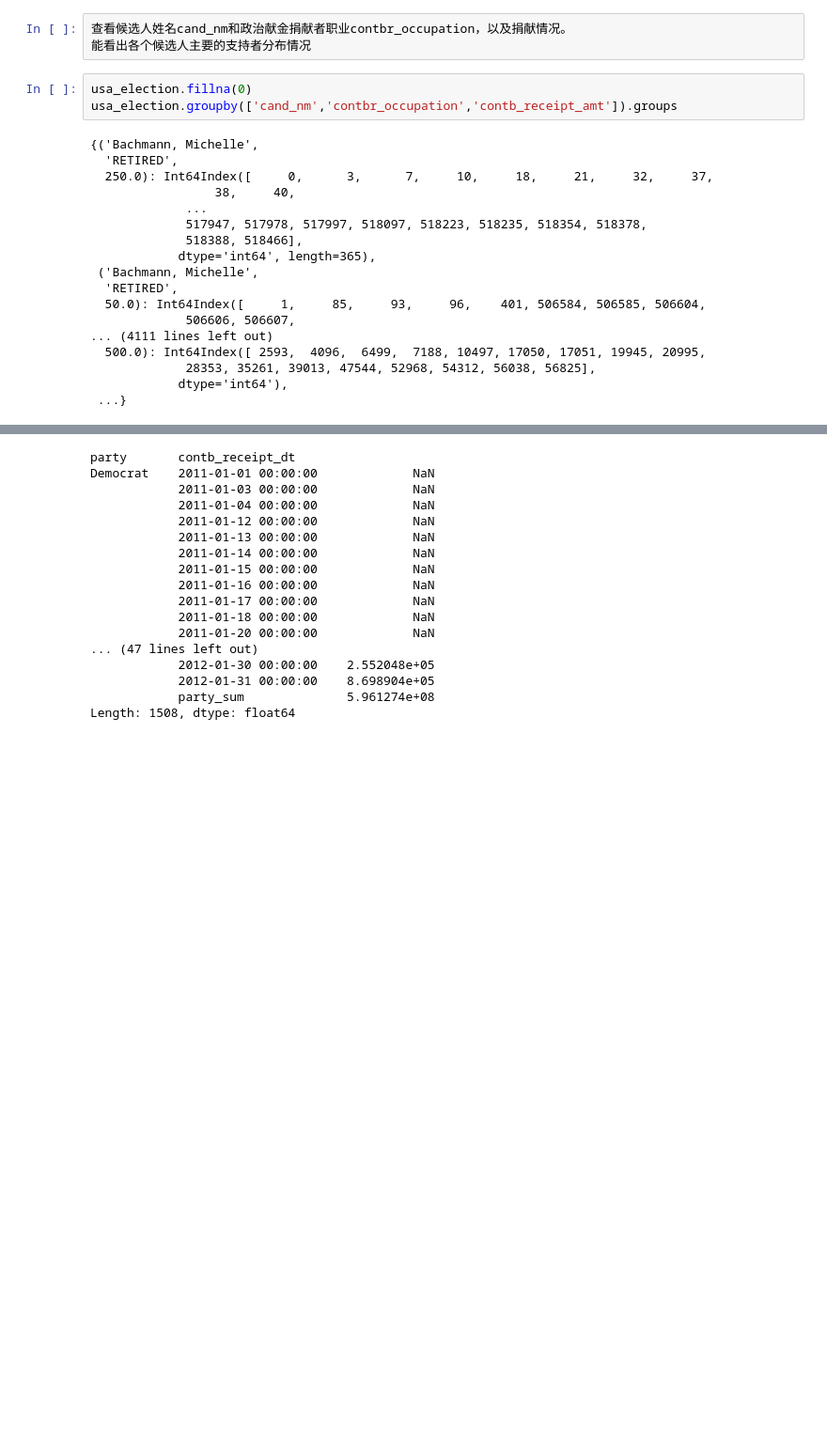
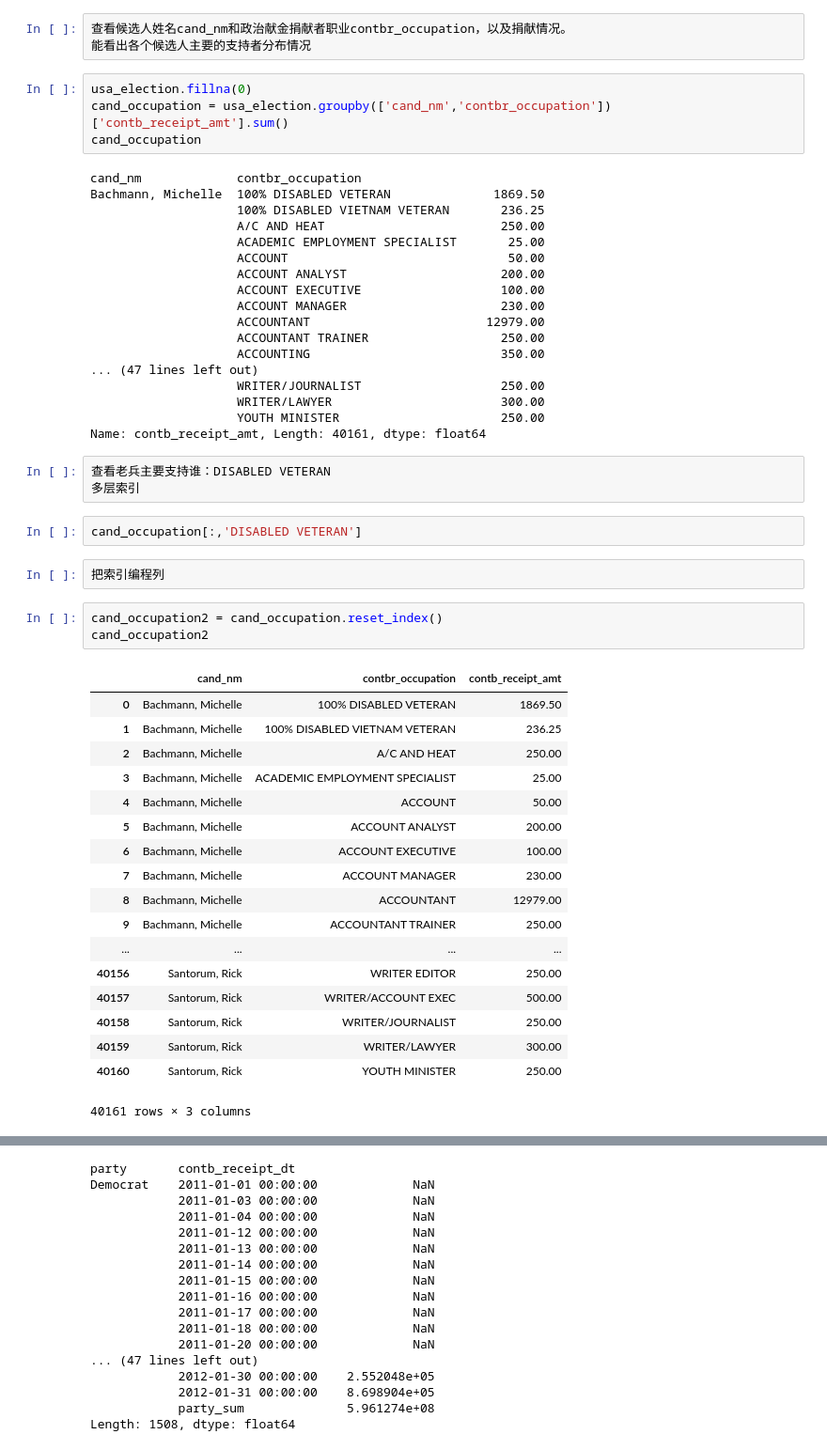
Before and after one commit to hanhouchun/USA-Election-DataAnalysis, a Jupyter notebook: 美国竞选数据分析.ipynb, the cells around one changed output, grey strips where cells are left out. Shown: that part at 94% size. Drawn from its saved outputs; the diff is of its cells as text; blank space fills up the shorter version.

```diff
--- a/美国竞选数据分析.ipynb
+++ b/美国竞选数据分析.ipynb
@@ -360,22 +363,52 @@ Length: 1504, dtype: float64
 能看出各个候选人主要的支持者分布情况
 # %%
 usa_election.fillna(0)
-usa_election.groupby(['cand_nm','contbr_occupation','contb_receipt_amt']).groups
+cand_occupation = usa_election.groupby(['cand_nm','contbr_occupation'])['contb_receipt_amt'].sum()
+cand_occupation
 # %% [output]
-{('Bachmann, Michelle',
-  'RETIRED',
-  250.0): Int64Index([     0,      3,      7,     10,     18,     21,     32,     37,
-                 38,     40,
-             ...
-             517947, 517978, 517997, 518097, 518223, 518235, 518354, 518378,
-             518388, 518466],
-            dtype='int64', length=365),
- ('Bachmann, Michelle',
-  'RETIRED',
-  50.0): Int64Index([     1,     85,     93,     96,    401, 506584, 506585, 506604,
-             506606, 506607,
-... (4111 lines left out)
-  500.0): Int64Index([ 2593,  4096,  6499,  7188, 10497, 17050, 17051, 19945, 20995,
-             28353, 35261, 39013, 47544, 52968, 54312, 56038, 56825],
-            dtype='int64'),
- ...}
+cand_nm             contbr_occupation
+Bachmann, Michelle  100% DISABLED VETERAN              1869.50
+                    100% DISABLED VIETNAM VETERAN       236.25
+                    A/C AND HEAT                        250.00
+                    ACADEMIC EMPLOYMENT SPECIALIST       25.00
+                    ACCOUNT                              50.00
+                    ACCOUNT ANALYST                     200.00
+                    ACCOUNT EXECUTIVE                   100.00
+                    ACCOUNT MANAGER                     230.00
+                    ACCOUNTANT                        12979.00
+                    ACCOUNTANT TRAINER                  250.00
+                    ACCOUNTING                          350.00
+... (47 lines left out)
+                    WRITER/JOURNALIST                   250.00
+                    WRITER/LAWYER                       300.00
+                    YOUTH MINISTER                      250.00
+Name: contb_receipt_amt, Length: 40161, dtype: float64
+# %%
+查看老兵主要支持谁：DISABLED VETERAN
+多层索引
+# %%
+cand_occupation[:,'DISABLED VETERAN']
+# %%
+把索引编程列
+# %%
+cand_occupation2 = cand_occupation.reset_index()
+cand_occupation2
+# %% [output]
+|  | cand_nm | contbr_occupation | contb_receipt_amt |
+| 0 | Bachmann, Michelle | 100% DISABLED VETERAN | 1869.50 |
+| 1 | Bachmann, Michelle | 100% DISABLED VIETNAM VETERAN | 236.25 |
+| 2 | Bachmann, Michelle | A/C AND HEAT | 250.00 |
+| 3 | Bachmann, Michelle | ACADEMIC EMPLOYMENT SPECIALIST | 25.00 |
+| 4 | Bachmann, Michelle | ACCOUNT | 50.00 |
+| 5 | Bachmann, Michelle | ACCOUNT ANALYST | 200.00 |
+| 6 | Bachmann, Michelle | ACCOUNT EXECUTIVE | 100.00 |
+| 7 | Bachmann, Michelle | ACCOUNT MANAGER | 230.00 |
+| 8 | Bachmann, Michelle | ACCOUNTANT | 12979.00 |
+| 9 | Bachmann, Michelle | ACCOUNTANT TRAINER | 250.00 |
+| ... | ... | ... | ... |
+| 40156 | Santorum, Rick | WRITER EDITOR | 250.00 |
+| 40157 | Santorum, Rick | WRITER/ACCOUNT EXEC | 500.00 |
+| 40158 | Santorum, Rick | WRITER/JOURNALIST | 250.00 |
+| 40159 | Santorum, Rick | WRITER/LAWYER | 300.00 |
+| 40160 | Santorum, Rick | YOUTH MINISTER | 250.00 |
+40161 rows × 3 columns
```
Also changed, not shown: parts of 19 cells of this notebook.
